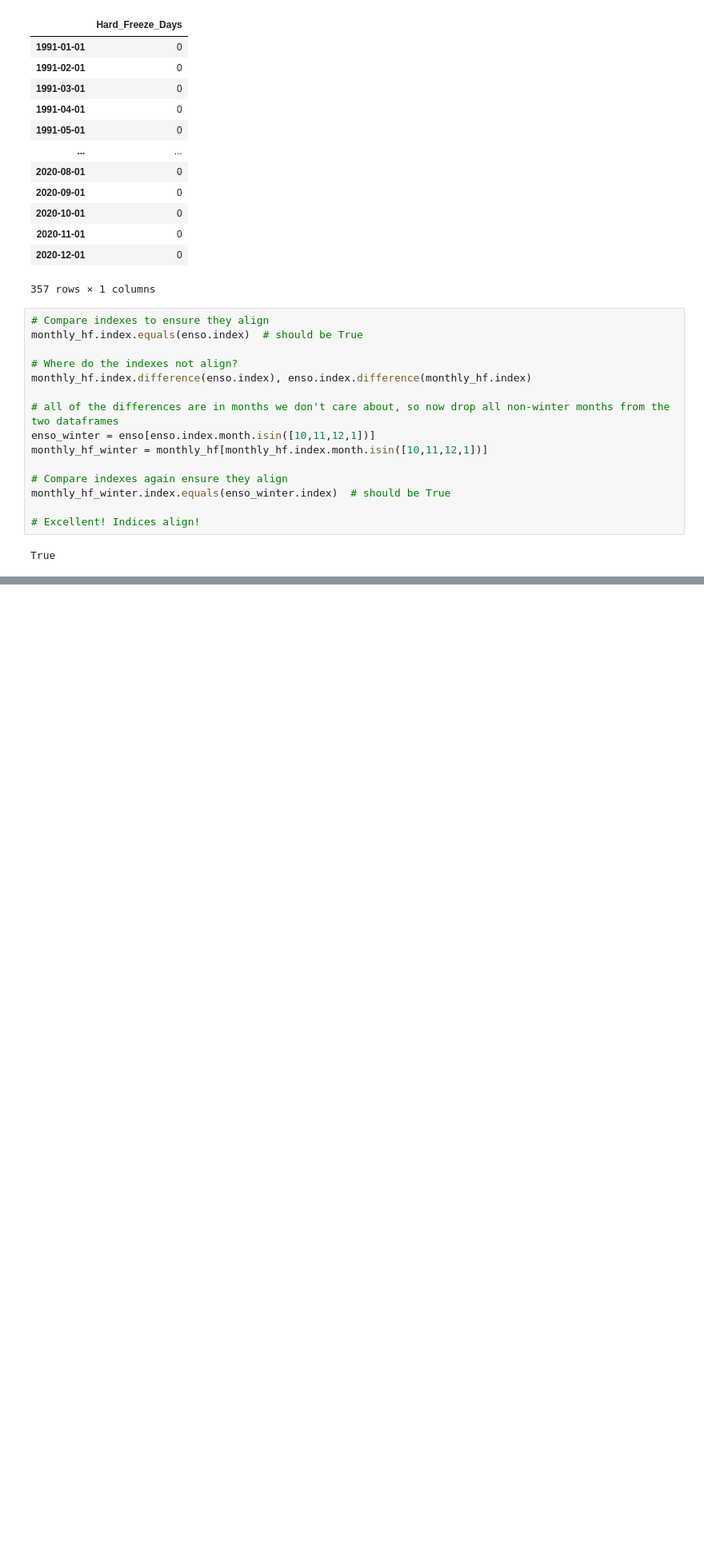
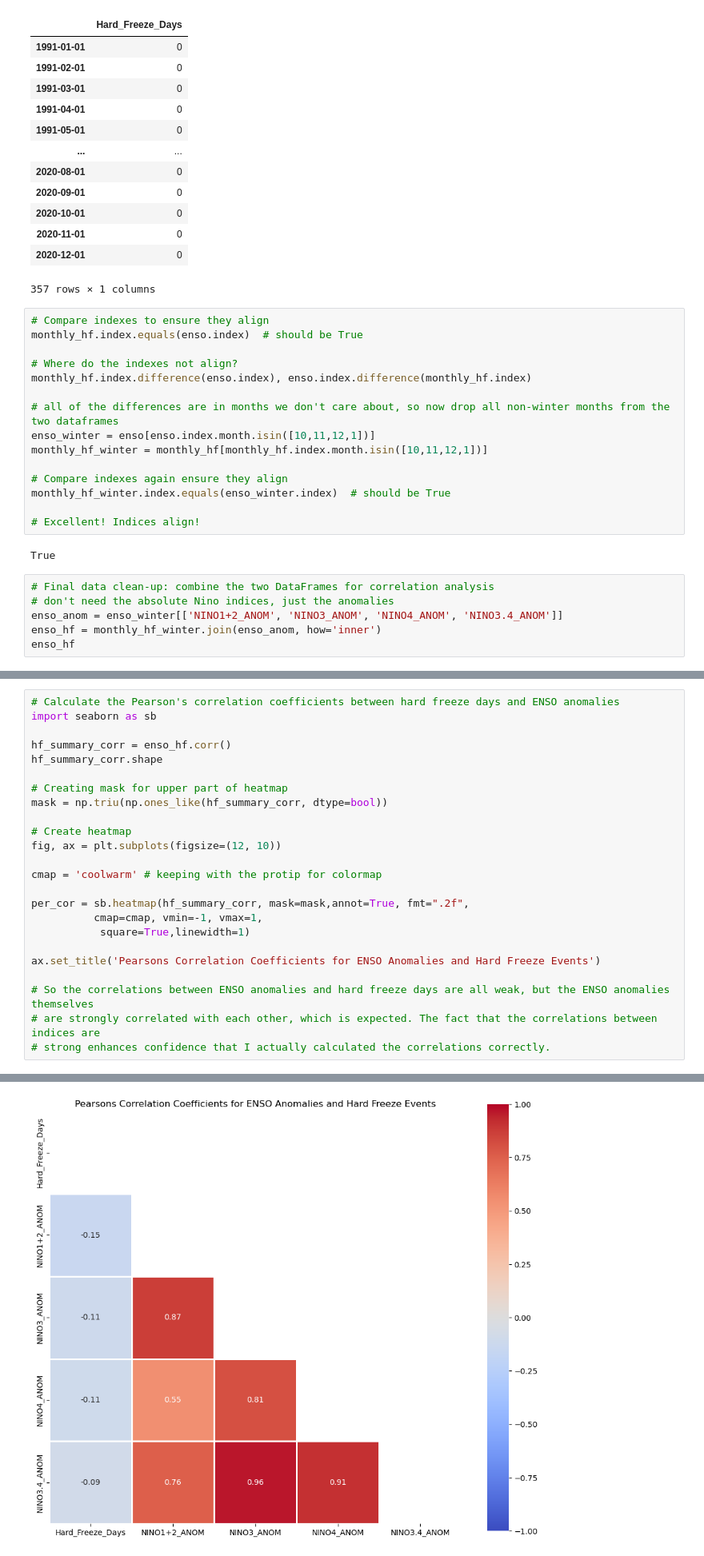
Before and after one commit to wx-awe-junkie/ATMS-523-Final_Exam, a Jupyter notebook: ATMS-523_Final_Megan_Walker-Radtke.ipynb, the cells around one changed output, grey strips where cells are left out. Shown at 80% size. Saved outputs shown, nothing was run; the diff lists cells and outputs as text; blank space fills up the shorter version.

```diff
--- a/ATMS-523_Final_Megan_Walker-Radtke.ipynb
+++ b/ATMS-523_Final_Megan_Walker-Radtke.ipynb
@@ -498,3 +498,9 @@ monthly_hf_winter.index.equals(enso_winter.index)  # should be True
 # Excellent! Indices align!
 # %% [output]
 True
+# %%
+# Final data clean-up: combine the two DataFrames for correlation analysis
+# don't need the absolute Nino indices, just the anomalies
+enso_anom = enso_winter[['NINO1+2_ANOM', 'NINO3_ANOM', 'NINO4_ANOM', 'NINO3.4_ANOM']]
+enso_hf = monthly_hf_winter.join(enso_anom, how='inner')
+enso_hf
@@ -500,0 +531,25 @@ True
+# %%
+# Calculate the Pearson's correlation coefficients between hard freeze days and ENSO anomalies
+import seaborn as sb
+
+hf_summary_corr = enso_hf.corr()
+hf_summary_corr.shape
+
+# Creating mask for upper part of heatmap
+mask = np.triu(np.ones_like(hf_summary_corr, dtype=bool))
+
+# Create heatmap
+fig, ax = plt.subplots(figsize=(12, 10))
+
+cmap = 'coolwarm' # keeping with the protip for colormap
+
+per_cor = sb.heatmap(hf_summary_corr, mask=mask,annot=True, fmt=".2f",
+          cmap=cmap, vmin=-1, vmax=1,
+           square=True,linewidth=1)
+
+ax.set_title('Pearsons Correlation Coefficients for ENSO Anomalies and Hard Freeze Events')
+
+# So the correlations between ENSO anomalies and hard freeze days are all weak, but the ENSO anomalies themselves
+# are strongly correlated with each other, which is expected. The fact that the correlations between indices are
+# strong enhances confidence that I actually calculated the correlations correctly.
+# %% [output]
@@ -500,0 +557 @@ True
+[figure, added]
```
Also changed, not shown: parts of 5 cells of this notebook.
